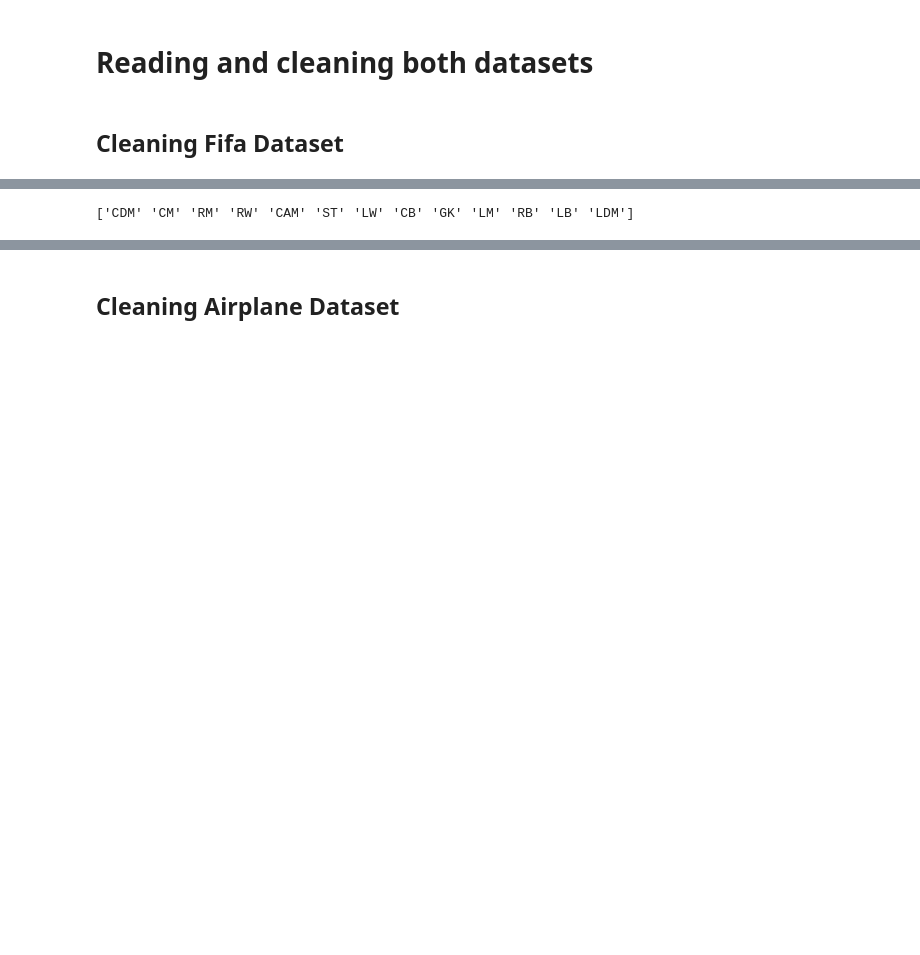
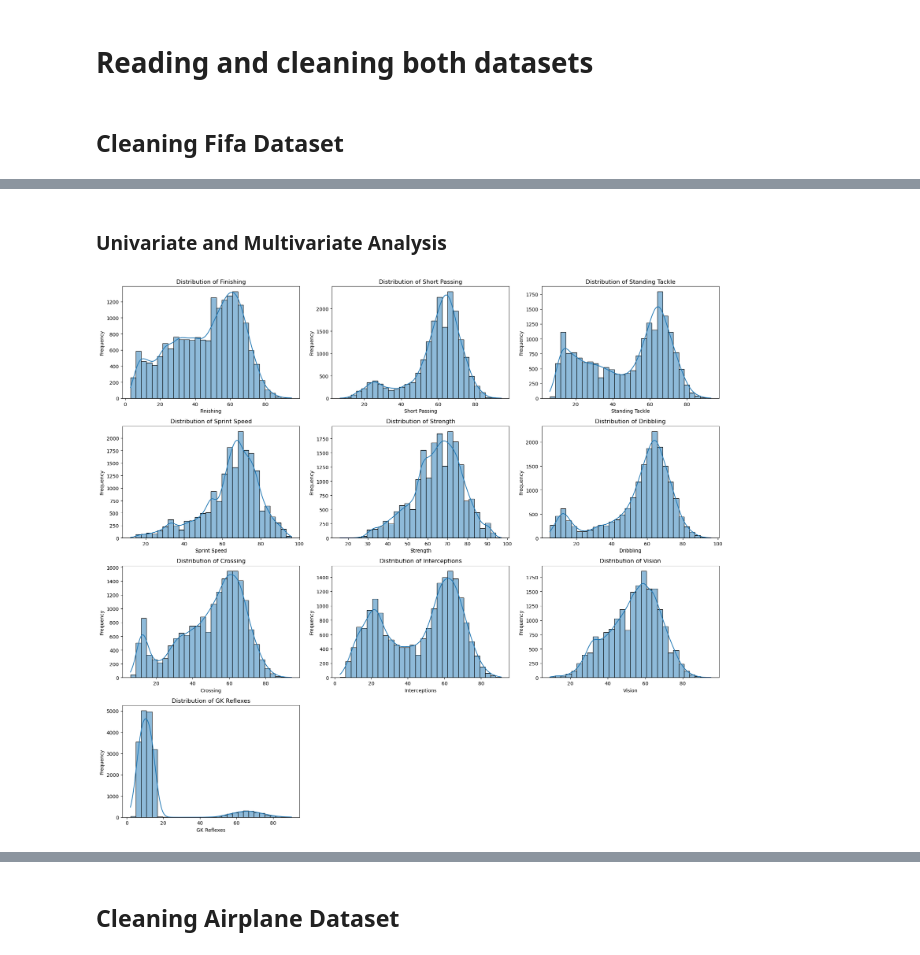
Before and after one commit to OFFICIAL-SBC/ML-K_Means-GMM, a Jupyter notebook: GMM/GGM.ipynb, the cells around one changed output, grey strips where cells are left out. Drawn from its saved outputs; the diff is of its cells as text; code cells hidden in the pictures; blank space fills up the shorter version.

```diff
--- a/GMM/GGM.ipynb
+++ b/GMM/GGM.ipynb
@@ -58,2 +122,2 @@ df_soccer.drop(columns=empty_cols, inplace=True)
 # %%
-df_soccer.info()
+df_soccer_clustering = df_soccer[features_for_clustering]
@@ -117,5 +133,28 @@ df_soccer.head()
-# %%
-unique_positions = df_soccer['positions'].str.split(',').explode().str.strip().unique()
-print(unique_positions)
-# %% [output]
-['CDM' 'CM' 'RM' 'RW' 'CAM' 'ST' 'LW' 'CB' 'GK' 'LM' 'RB' 'LB' 'LDM']
+# %% [markdown]
+### Univariate and Multivariate Analysis
+# %%
+import math
+
+def plot_feature_distributions(df: pd.DataFrame, features:list, flag:str='hist'):
+    n_features = len(features)
+    n_cols = 3
+    n_rows = math.ceil(n_features / n_cols)
+
+    fig, axes = plt.subplots(n_rows, n_cols, figsize=(6 * n_cols, 4 * n_rows))
+    axes = axes.flatten()
+
+    for i, feature in enumerate(features):
+        if flag == 'hist':
+            sns.histplot(df[feature], kde=True, bins=30, ax=axes[i])
+        else:
+            sns.boxplot(x=df[feature], ax=axes[i])
+        axes[i].set_title(f'Distribution of {feature}')
+        axes[i].set_xlabel(feature)
+        axes[i].set_ylabel('Frequency')
+
+    # Hide any unused subplots
+    for j in range(i + 1, len(axes)):
+        fig.delaxes(axes[j])
+
+    plt.tight_layout()
+    plt.show()
@@ -121,0 +175,4 @@ print(unique_positions)
+# %%
+plot_feature_distributions(df_soccer_clustering, features_for_clustering)
+# %% [output]
+[figure, added]
```
Also changed, not shown: parts of 26 cells of this notebook, 3 other files.
